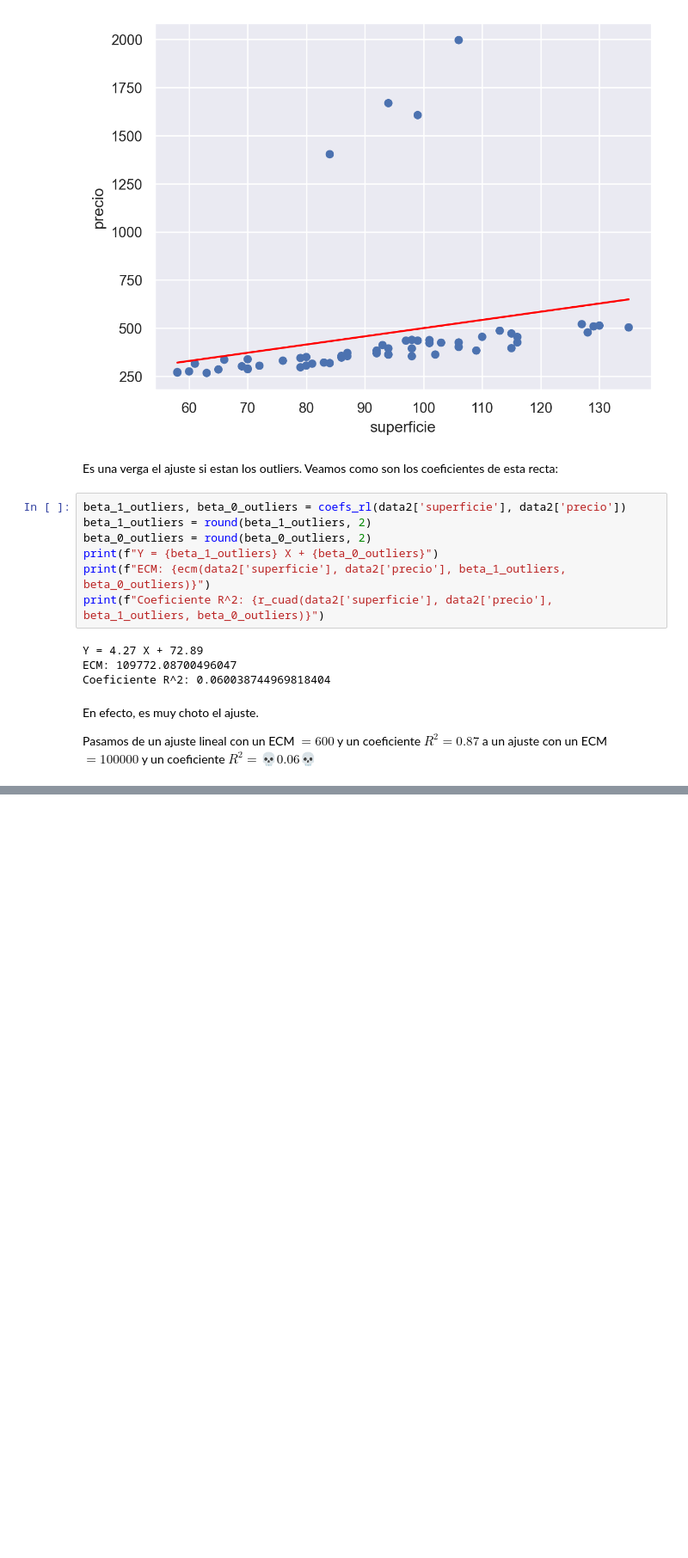
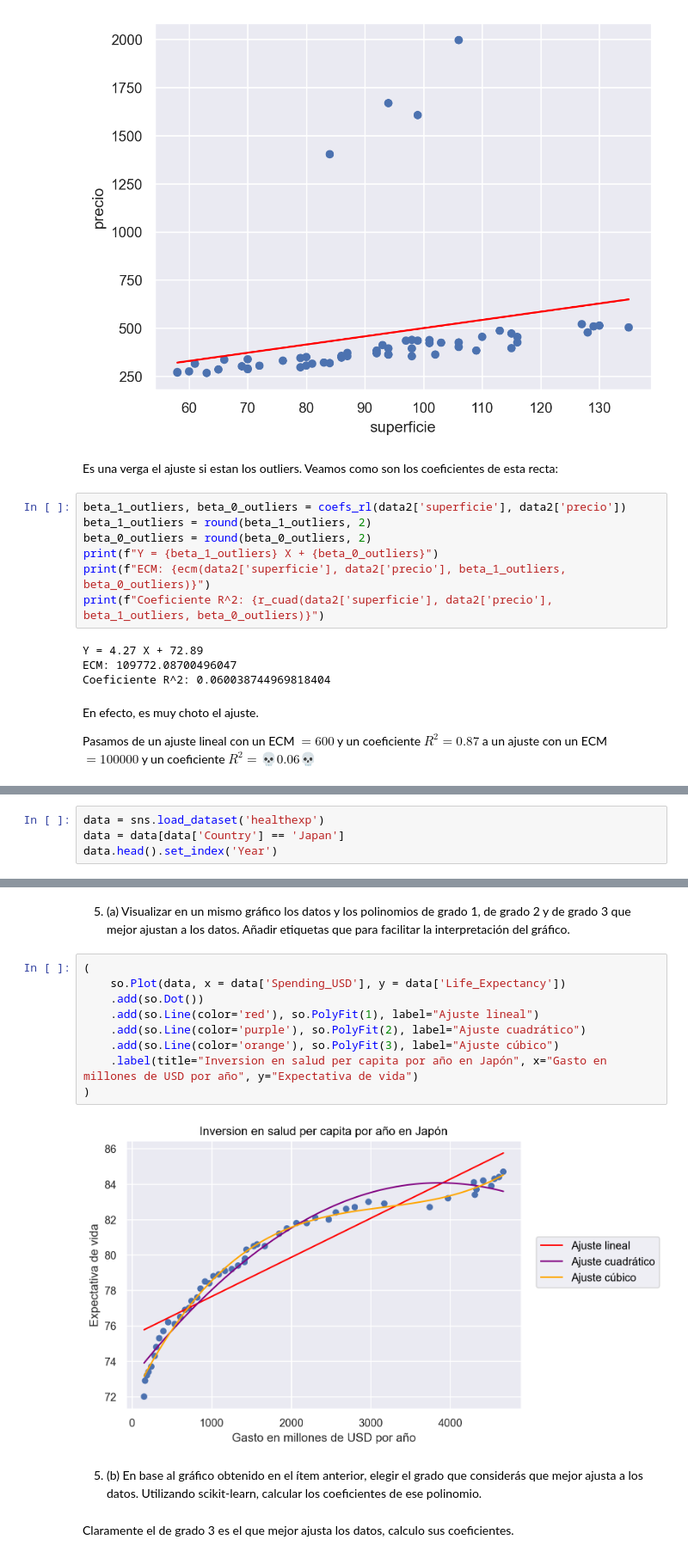
Before and after one commit to lmendezayl/uba-ldd-ic, a Jupyter notebook: guias/soluciones/practica4.ipynb, the cells around one changed output, grey strips where cells are left out. Shown at 86% size. Saved outputs shown, nothing was run; the diff lists cells and outputs as text; blank space fills up the shorter version.

```diff
--- a/guias/soluciones/practica4.ipynb
+++ b/guias/soluciones/practica4.ipynb
@@ -302,0 +388,4 @@ hasta el 19/02/2022. Cargamos el dataset:
+# %%
+data = sns.load_dataset('healthexp')
+data = data[data['Country'] == 'Japan']
+data.head().set_index('Year')
@@ -302,0 +400,21 @@ hasta el 19/02/2022. Cargamos el dataset:
+# %% [markdown]
+
+5. (a) Visualizar en un mismo gráfico los datos y los polinomios de grado 1, de grado 2 y de grado
+3 que mejor ajustan a los datos. Añadir etiquetas que para facilitar la interpretación del
+gráfico.
+# %%
+(
+    so.Plot(data, x = data['Spending_USD'], y = data['Life_Expectancy'])
+    .add(so.Dot())
+    .add(so.Line(color='red'), so.PolyFit(1), label="Ajuste lineal")
+    .add(so.Line(color='purple'), so.PolyFit(2), label="Ajuste cuadrático")
+    .add(so.Line(color='orange'), so.PolyFit(3), label="Ajuste cúbico")
+    .label(title="Inversion en salud per capita por año en Japón", x="Gasto en millones de USD por año", y="Expectativa de vida")
+)
+# %% [output]
+[figure, added]
+# %% [markdown]
+5. (b) En base al gráfico obtenido en el ítem anterior, elegir el grado que considerás que mejor
+ajusta a los datos. Utilizando scikit-learn, calcular los coeficientes de ese polinomio.
+# %% [markdown]
+Claramente el de grado 3 es el que mejor ajusta los datos, calculo sus coeficientes.
```
Also changed, not shown: parts of 31 cells of this notebook.
